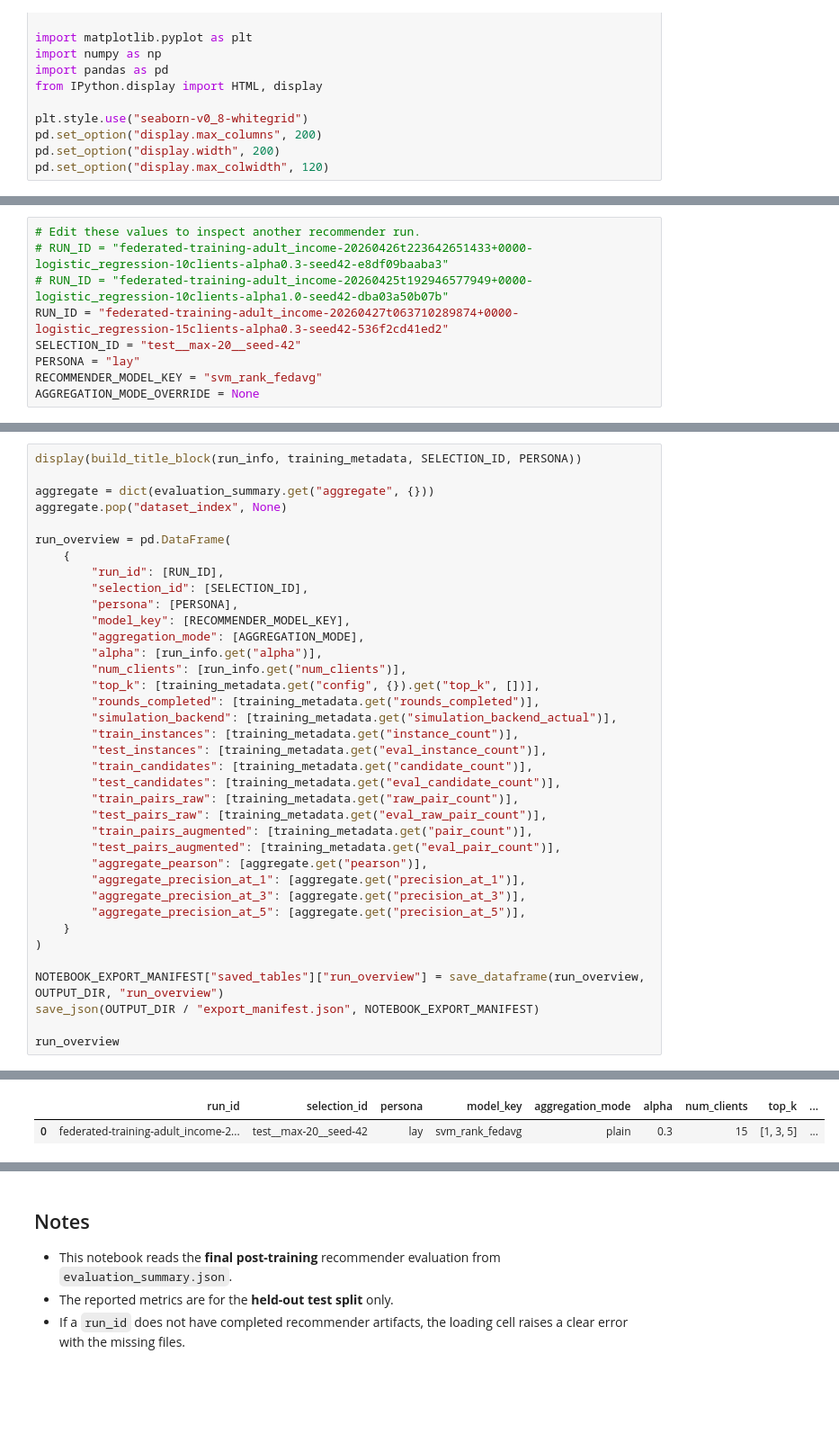
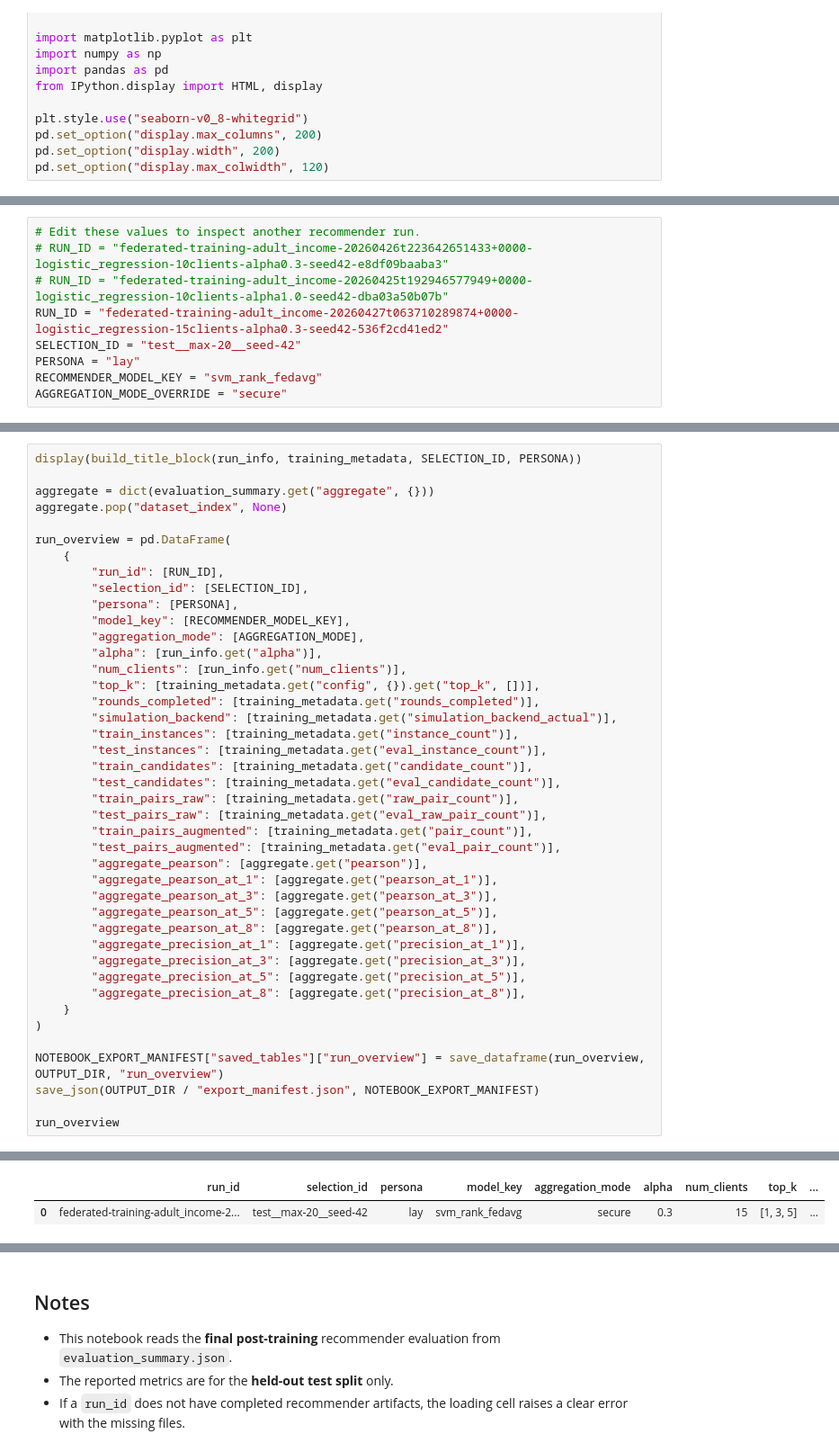
Before and after one commit to kellemNegasi/fed-perso-xai, a Jupyter notebook: notebooks/recommender_evaluation_eda.ipynb, the cells around one changed output, grey strips where cells are left out. Shown at 90% size. Cells and saved outputs as stored; diff of their text form; blank space fills up the shorter version.

Commit message:
updated aggregation and added clustring

```diff
--- a/notebooks/recommender_evaluation_eda.ipynb
+++ b/notebooks/recommender_evaluation_eda.ipynb
@@ -32,7 +266,7 @@ RUN_ID = "federated-training-adult_income-20260427t063710289874+0000-logistic_re
 SELECTION_ID = "test__max-20__seed-42"
 PERSONA = "lay"
 RECOMMENDER_MODEL_KEY = "svm_rank_fedavg"
-AGGREGATION_MODE_OVERRIDE = None
+AGGREGATION_MODE_OVERRIDE = "secure"
 # %%
 def find_repo_root(start: Path | None = None) -> Path:
     current = (start or Path.cwd()).resolve()
@@ -336,9 +654,14 @@ run_overview = pd.DataFrame(
         "train_pairs_augmented": [training_metadata.get("pair_count")],
         "test_pairs_augmented": [training_metadata.get("eval_pair_count")],
         "aggregate_pearson": [aggregate.get("pearson")],
+        "aggregate_pearson_at_1": [aggregate.get("pearson_at_1")],
+        "aggregate_pearson_at_3": [aggregate.get("pearson_at_3")],
+        "aggregate_pearson_at_5": [aggregate.get("pearson_at_5")],
+        "aggregate_pearson_at_8": [aggregate.get("pearson_at_8")],
         "aggregate_precision_at_1": [aggregate.get("precision_at_1")],
         "aggregate_precision_at_3": [aggregate.get("precision_at_3")],
         "aggregate_precision_at_5": [aggregate.get("precision_at_5")],
+        "aggregate_precision_at_8": [aggregate.get("precision_at_8")],
     }
 )
 
@@ -370,5 +684,5 @@ final evaluation
 |  | run_id | selection_id | persona | model_key | aggregation_mode | alpha | num_clients | top_k | ... |
-| 0 | federated-training-adult_income-2... | test__max-20__seed-42 | lay | svm_rank_fedavg | plain | 0.3 | 15 | [1, 3, 5] | ... |
+| 0 | federated-training-adult_income-2... | test__max-20__seed-42 | lay | svm_rank_fedavg | secure | 0.3 | 15 | [1, 3, 5] | ... |
 # %%
 client_eval_df = pd.DataFrame(evaluation_summary.get("clients", []))
 if client_eval_df.empty:
```
Also changed, not shown: parts of 12 cells of this notebook, 13 other files.
